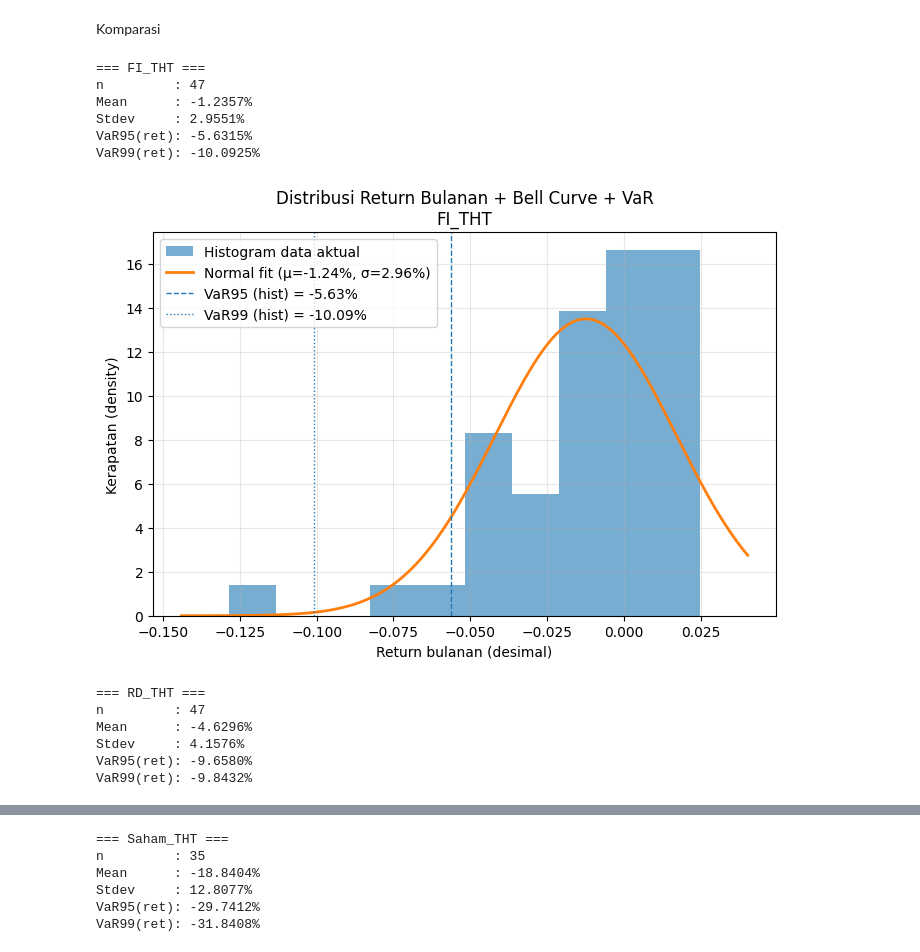
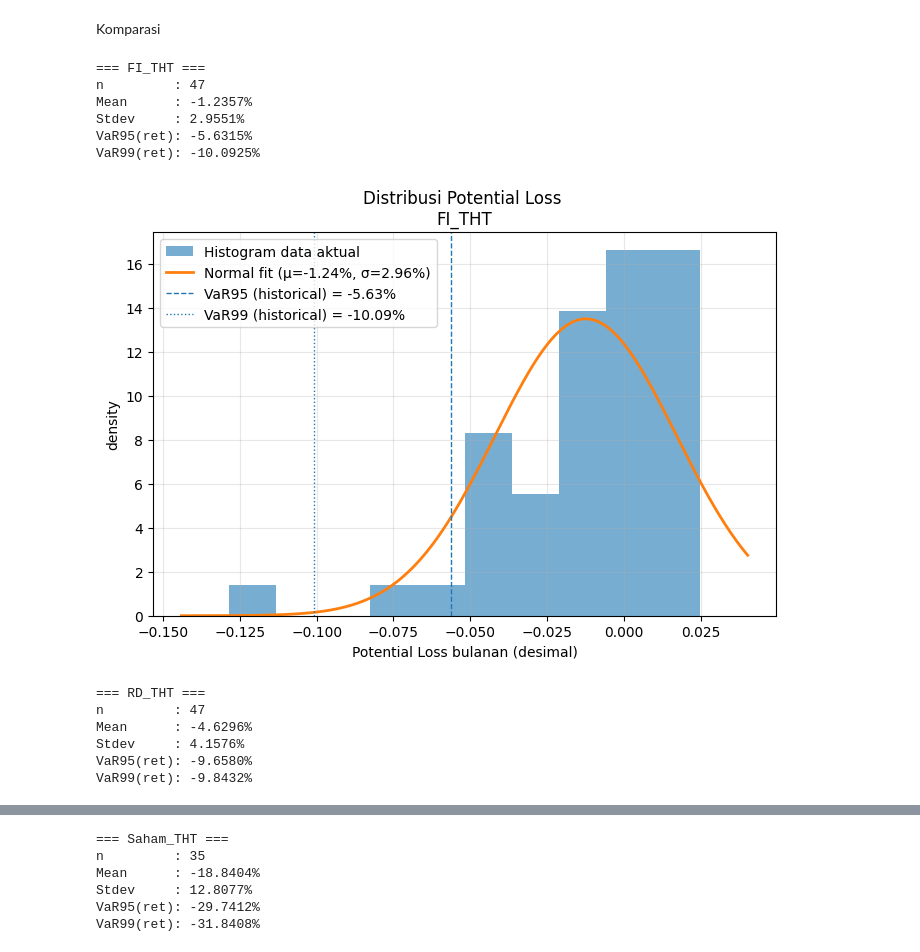
Before and after one commit to iqbaltanjung97/VaR, a Jupyter notebook: VaR.ipynb, the cells around one changed output, grey strips where cells are left out. Drawn from its saved outputs; the diff is of its cells as text; code cells hidden in the pictures.

```diff
--- a/VaR.ipynb
+++ b/VaR.ipynb
@@ -310,39 +233,39 @@ for col in asset_cols:
     x = np.linspace(x_min - 0.1 * x_range, x_max + 0.1 * x_range, 400)
     y = norm.pdf(x, mu, sigma)
 
     # ---------- Plot ----------
     plt.figure(figsize=(7, 5))
 
     # 1) Histogram data aktual (density=True supaya area = 1)
     plt.hist(series,
              bins=10,
              density=True,
              alpha=0.6,           # agak transparan
              label="Histogram data aktual")
 
     # 2) Kurva normal fit
     plt.plot(x, y, linewidth=2, label=f"Normal fit (μ={mu:.2%}, σ={sigma:.2%})")
 
     # 3) Garis vertikal VaR (historical)
-    plt.axvline(q05, linestyle="--", linewidth=1, label=f"VaR95 (hist) = {q05:.2%}")
-    plt.axvline(q01, linestyle=":",  linewidth=1, label=f"VaR99 (hist) = {q01:.2%}")
+    plt.axvline(q05, linestyle="--", linewidth=1, label=f"VaR95 (historical) = {q05:.2%}")
+    plt.axvline(q01, linestyle=":",  linewidth=1, label=f"VaR99 (historical) = {q01:.2%}")
 
     # ---------- Layout ----------
-    plt.title(f"Distribusi Return Bulanan + Bell Curve + VaR\n{col}")
-    plt.xlabel("Return bulanan (desimal)")
-    plt.ylabel("Kerapatan (density)")
+    plt.title(f"Distribusi Potential Loss \n{col}")
+    plt.xlabel("Potential Loss bulanan (desimal)")
+    plt.ylabel("density")
     plt.grid(True, alpha=0.3)
     plt.legend()
     plt.tight_layout()
     plt.show()
 # %% [output]
 === FI_THT ===
 n         : 47
 Mean      : -1.2357%
 Stdev     : 2.9551%
 VaR95(ret): -5.6315%
 VaR99(ret): -10.0925%
-[figure, old version]
+[figure, new version]
 === RD_THT ===
 n         : 47
 Mean      : -4.6296%
```
Also changed, not shown: parts of 3 cells of this notebook, 1 other file.
